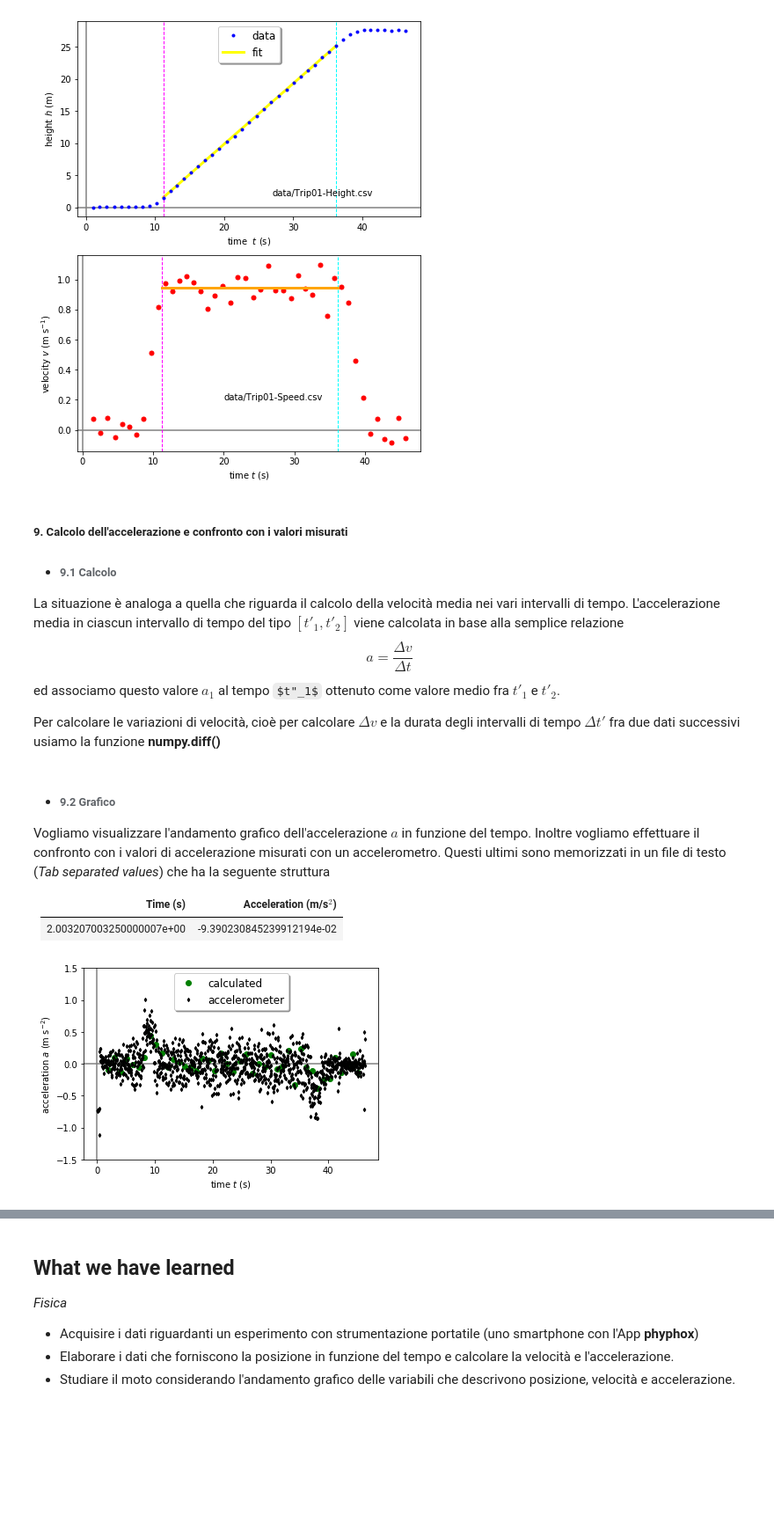
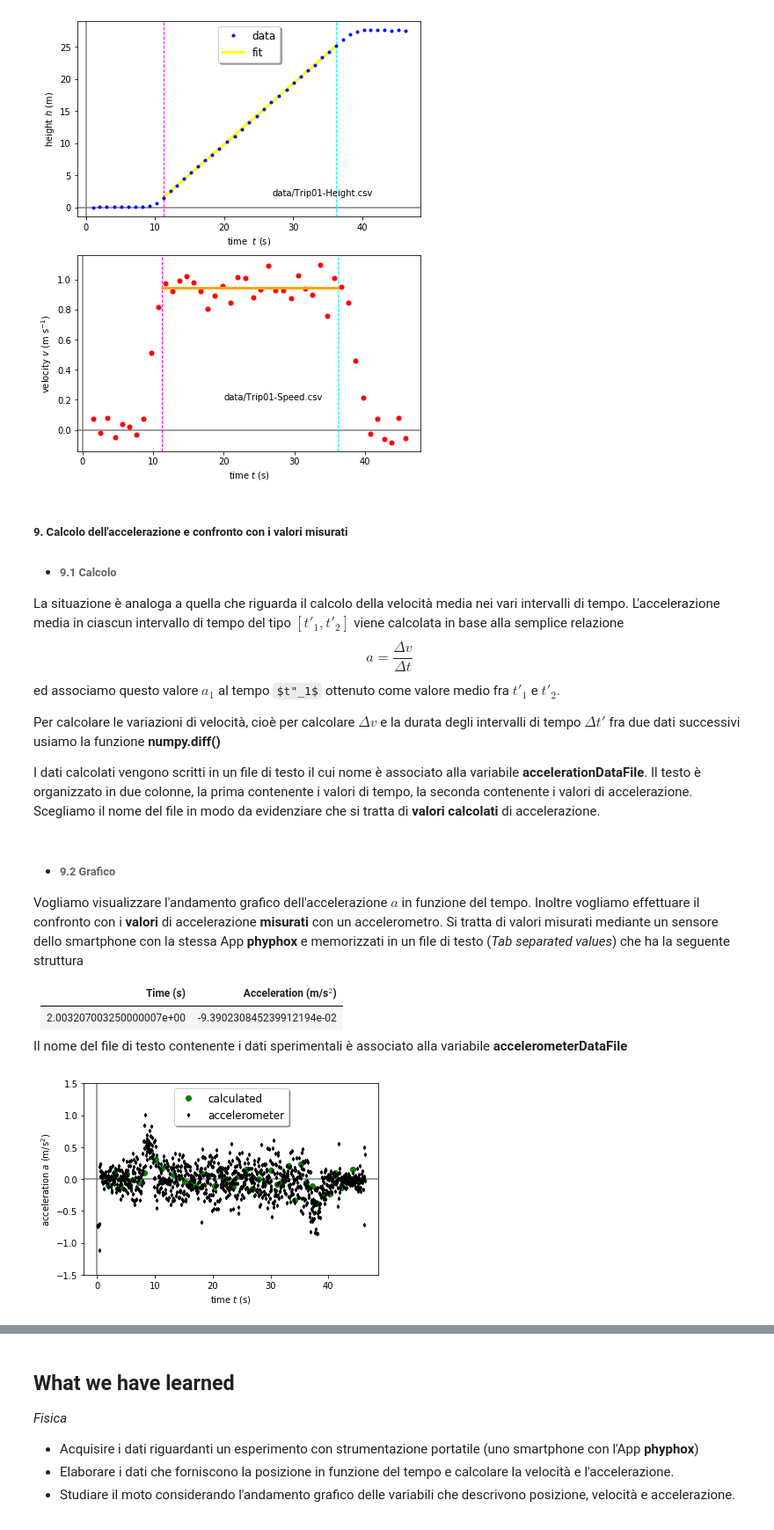
Before and after one commit to POSS-UniMe/simple-physics-with-Python-ITA, a Jupyter notebook: notebook/3-1-ViaggioInAscensoreVer001.ipynb, the cells around one changed output, grey strips where cells are left out. Shown at 88% size. Saved outputs shown, nothing was run; the diff lists cells and outputs as text; code cells hidden in the pictures; some formulas as TeX source; blank space fills up the shorter version.

```diff
--- a/notebook/3-1-ViaggioInAscensoreVer001.ipynb
+++ b/notebook/3-1-ViaggioInAscensoreVer001.ipynb
@@ -302,4 +308,6 @@ $$ a = \dfrac{\Delta v}{\Delta t}$$
 ed associamo questo valore $a_1$ al tempo $t"_1$ ottenuto come valore medio fra $t'_1$ e $t'_2$.
 
 Per calcolare le variazioni di velocità, cioè per calcolare $\Delta v$ e la durata degli intervalli di tempo $\Delta t'$ fra due dati successivi usiamo la funzione **numpy.diff()**
+
+I dati calcolati vengono scritti in un file di testo il cui nome è associato alla variabile **accelerationDataFile**. Il testo è organizzato in due colonne, la prima contenente i valori di tempo, la seconda contenente i valori di accelerazione. Scegliamo il nome del file in modo da evidenziare che si tratta di **valori calcolati** di accelerazione.
 # %%
@@ -313,33 +324,35 @@ np.savetxt(accelerationDataFile, np.column_stack((t_double_prime, a)))
 # %% [markdown]
 * ###### 9.2 Grafico
 
-Vogliamo visualizzare l'andamento grafico dell'accelerazione $a$ in funzione del tempo. Inoltre vogliamo effettuare il confronto con i valori di accelerazione misurati con un accelerometro. Questi ultimi sono memorizzati in un file di testo (*Tab separated values*) che ha la seguente struttura
+Vogliamo visualizzare l'andamento grafico dell'accelerazione $a$ in funzione del tempo. Inoltre vogliamo effettuare il confronto con i **valori** di accelerazione **misurati** con un accelerometro. Si tratta di valori misurati mediante un sensore dello smartphone con la stessa App **phyphox** e memorizzati in un file di testo (*Tab separated values*) che ha la seguente struttura
 
 Time (s) | Acceleration (m/s$^2$)
 ---------|----------------
 2.003207003250000007e+00 | -9.390230845239912194e-02
+
+Il nome del file di testo contenente i dati sperimentali è associato alla variabile **accelerometerDataFile**
 # %%
 print()
 #
 #
-accelerometerDataFile='data/Trip01-Accelerometer.csv'
+accelerometerDataFile='data/Trip01-Acceleration.csv'
 #
 # read data from file
 t_exp, accel = np.loadtxt(accelerometerDataFile, skiprows=1, unpack = True)
 
 
 plt.plot(t_double_prime, a, 'o', color='green', markersize = 6, label = 'calculated')
 plt.plot(t_exp,accel, 'd', color = 'black', markersize = 3, label = 'accelerometer')
 plt.axhline(color = 'gray', zorder = -1)
 plt.axvline(color = 'gray', zorder = -1)
 plt.xlabel('time $t$ (s)')
-plt.ylabel('acceleration $a$ (m s$^{-2}$)')
+plt.ylabel('acceleration $a$ (m/s$^{2}$)')
 plt.ylim(-1.5,1.5)
 plt.legend(loc='upper center', shadow=True, fontsize='large')
 plt.draw()
 plt.show()
 # %% [output]
-[figure, old version]
+[figure, new version]
 # %% [markdown]
 #### Suggerimento
 I risultati ottenuti possono essere discussi efficacemente mettendo a confronto questo grafico con il grafico che mostra l'andamento della velocità in funzione del tempo.
```
Also changed, not shown: parts of 10 cells of this notebook.
